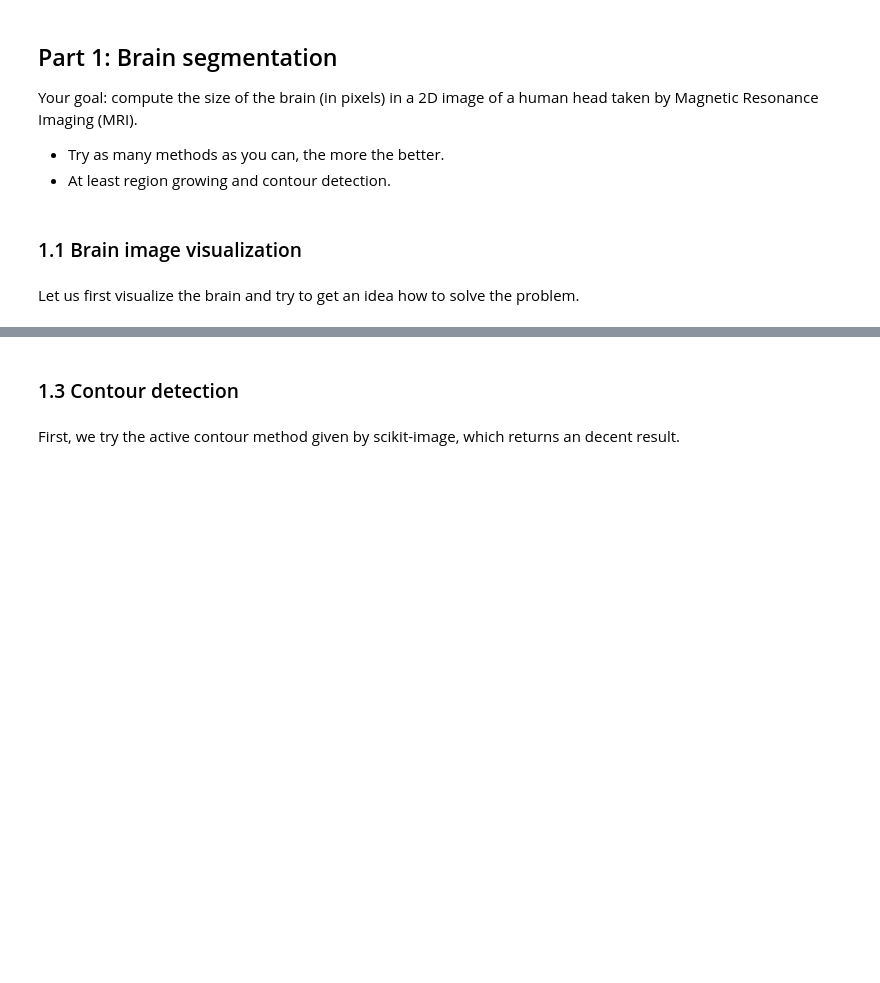
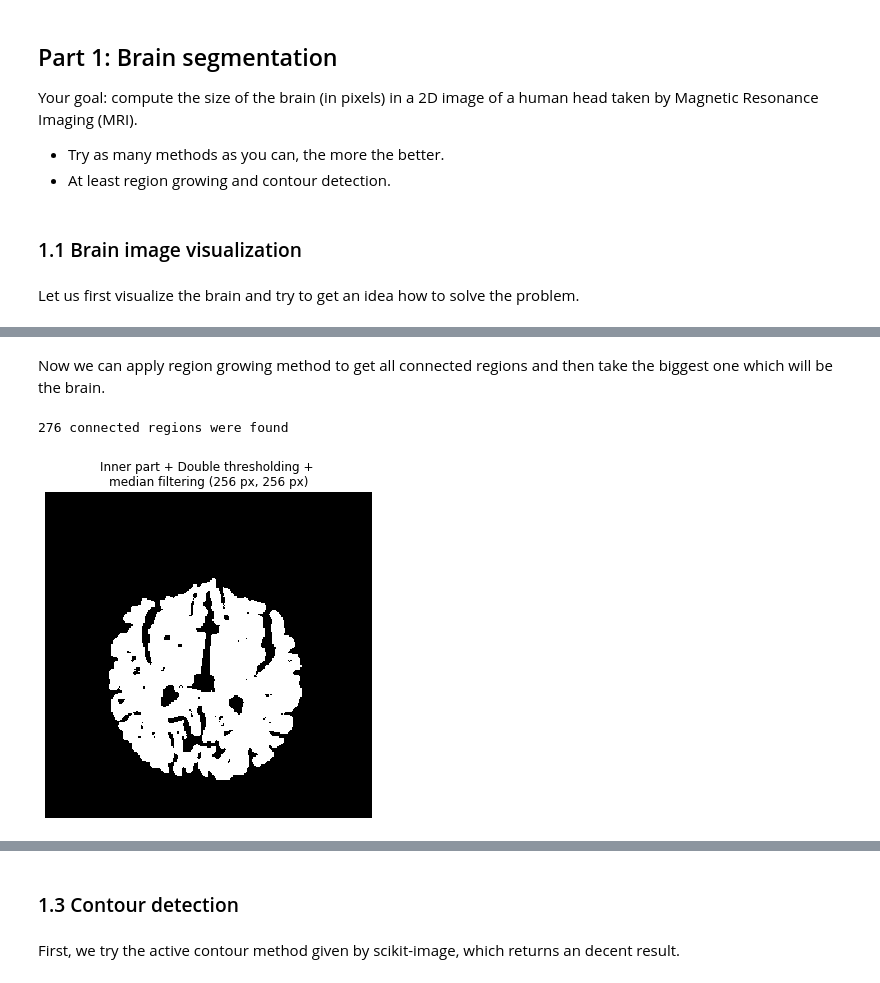
Before and after one commit to oganesManasian/Image-analysis-and-pattern-recognition, a Jupyter notebook: labs/lab_01_segmentation.ipynb, the cells around one changed output, grey strips where cells are left out. Saved outputs shown, nothing was run; the diff lists cells and outputs as text; code cells hidden in the pictures; blank space fills up the shorter version.

```diff
--- a/labs/lab_01_segmentation.ipynb
+++ b/labs/lab_01_segmentation.ipynb
@@ -196,9 +66,0 @@ Now we can apply region growing method to get all regions and then take the bigg
-# %%
-regions = region_growing(np.array(brain_im_binary_double))
-print(f"{len(regions)} shapes were found")
-
-brain_region = max(regions, key=len)
-
-brain_mask_double_threshold = np.full(brain_im.shape, fill_value=False)
-for coords in brain_region:
-    brain_mask_double_threshold[coords] = True
@@ -232,0 +218,21 @@ As we can see combination of methods: Double Threshold + closing + median - work
+# %% [markdown]
+Now we can apply region growing method to get all connected regions and then take the biggest one which will be the brain.
+# %%
+# Getting all connected regions
+regions = region_growing(brain_mask_double_filtered)
+print(f"{len(regions)} connected regions were found")
+
+# Getting the brain region knowing that it is the biggest region
+inner_brain_region = max(regions, key=len)
+
+inner_brain_mask_double_filtered = np.full(brain_im.shape, fill_value=False)
+for coords in brain_region:
+    inner_brain_mask_double_filtered[coords] = True
+
+fig, ax = plt.subplots(1, 1, figsize=(6, 6))
+ax.imshow(inner_brain_mask_double_filtered, cmap='gray')
+ax.set_title('Inner part + Double thresholding + \nmedian filtering ({} px, {} px)'.format(im_h, im_w))
+ax.axis('off');
+# %% [output]
+276 connected regions were found
+[figure, added]
```
Also changed, not shown: parts of 40 cells of this notebook.
